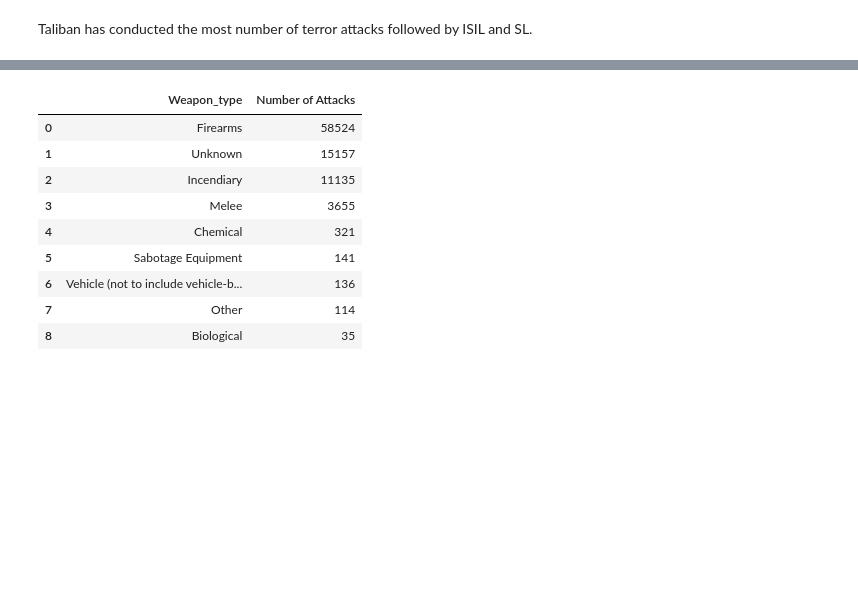
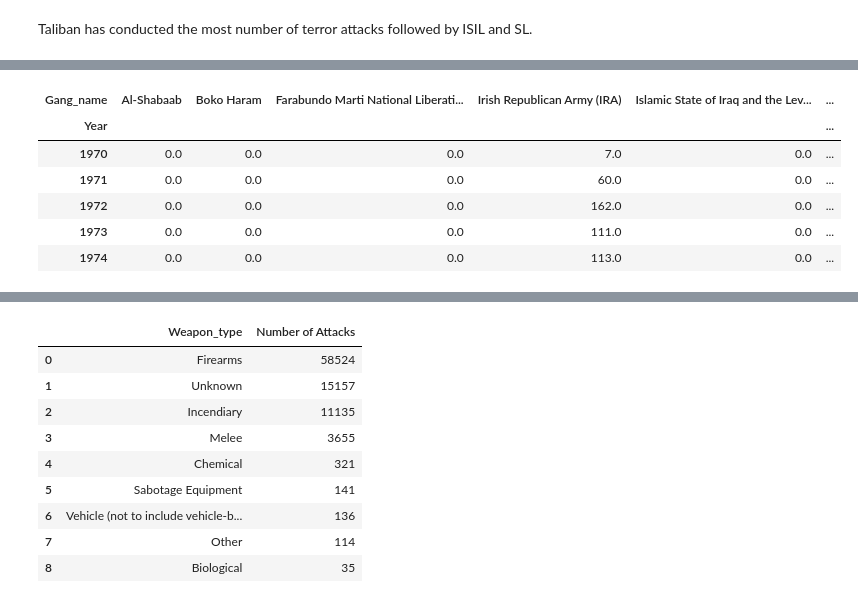
Before and after one commit to chanakyaadari/Global_Terrorism_EDA, a Jupyter notebook: Copy_of_Global_Terrorism_Analysis_Capstone_Project.ipynb, the cells around one changed output, grey strips where cells are left out. Saved outputs shown, nothing was run; the diff lists cells and outputs as text; code cells hidden in the pictures; blank space fills up the shorter version.

```diff
--- a/Copy_of_Global_Terrorism_Analysis_Capstone_Project.ipynb
+++ b/Copy_of_Global_Terrorism_Analysis_Capstone_Project.ipynb
@@ -510,6 +558,8 @@ plt.show()
 # %% [markdown]
 Bombing/Explosion is significant attack type followed by Armed Assault and Assassination
 # %%
+# Creating data frame
 Gang_Name_df=new_df['Gang_name'].value_counts().dropna().head(11).to_frame().reset_index().rename(columns = {'index':'Gang_name','Gang_name':'Number of Attacks'}, inplace = False).drop([0]).reset_index().drop(['index'],axis=1)
-Gang_Name_df
+l2=Gang_Name_df['Gang_name'].to_list()
+l2
 # %% [output]
@@ -538,3 +587,7 @@ plt.show()
 [figure]
 # %% [markdown]
 Taliban has conducted the most number of terror attacks followed by ISIL and SL.
+# %%
+# Creating data frame
+Gang_attacks_df=new_df.groupby('Gang_name',axis=0)['Year'].value_counts().rename('Occurances').to_frame().reset_index()
+Gang_attacks_df
@@ -540,0 +608,14 @@ Taliban has conducted the most number of terror attacks followed by ISIL and SL.
+# %%
+Gang_attacks_df=Gang_attacks_df[Gang_attacks_df["Occurances"] != 0]
+Gang_attacks_df=Gang_attacks_df[Gang_attacks_df['Gang_name'].isin(l2)]
+Gang_attacks_df=Gang_attacks_df.groupby(['Gang_name','Year'])['Occurances'].sum().reset_index()
+Gang_attacks_df1=Gang_attacks_df.pivot('Gang_name','Year','Occurances').transpose().fillna(0)
+Gang_attacks_df1.head()
+# %% [output]
+| Gang_name | Al-Shabaab | Boko Haram | Farabundo Marti National Liberati... | Irish Republican Army (IRA) | Islamic State of Iraq and the Lev... | ... |
+| Year |  |  |  |  |  | ... |
+| 1970 | 0.0 | 0.0 | 0.0 | 7.0 | 0.0 | ... |
+| 1971 | 0.0 | 0.0 | 0.0 | 60.0 | 0.0 | ... |
+| 1972 | 0.0 | 0.0 | 0.0 | 162.0 | 0.0 | ... |
+| 1973 | 0.0 | 0.0 | 0.0 | 111.0 | 0.0 | ... |
+| 1974 | 0.0 | 0.0 | 0.0 | 113.0 | 0.0 | ... |
```
Also changed, not shown: parts of 22 cells of this notebook.
